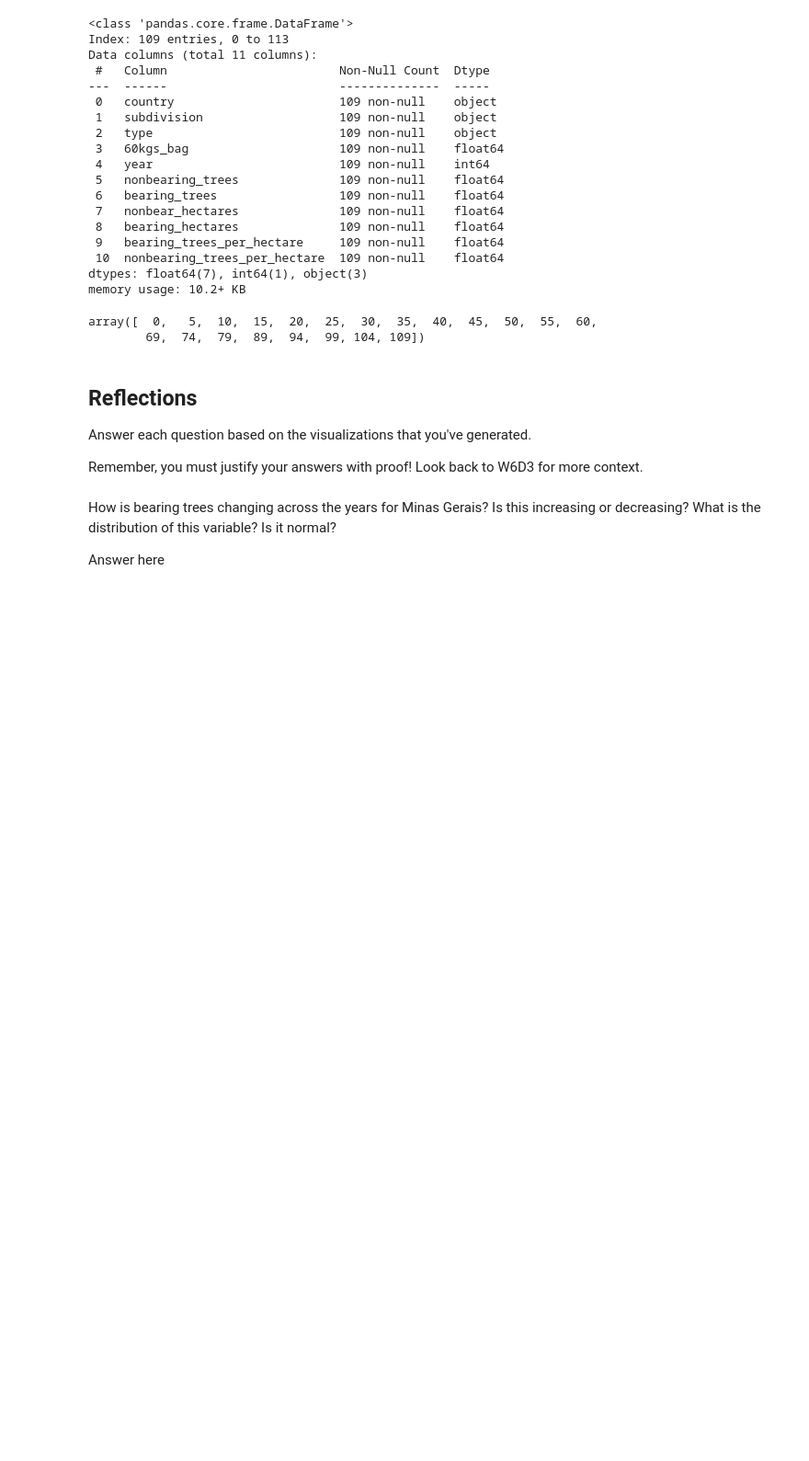
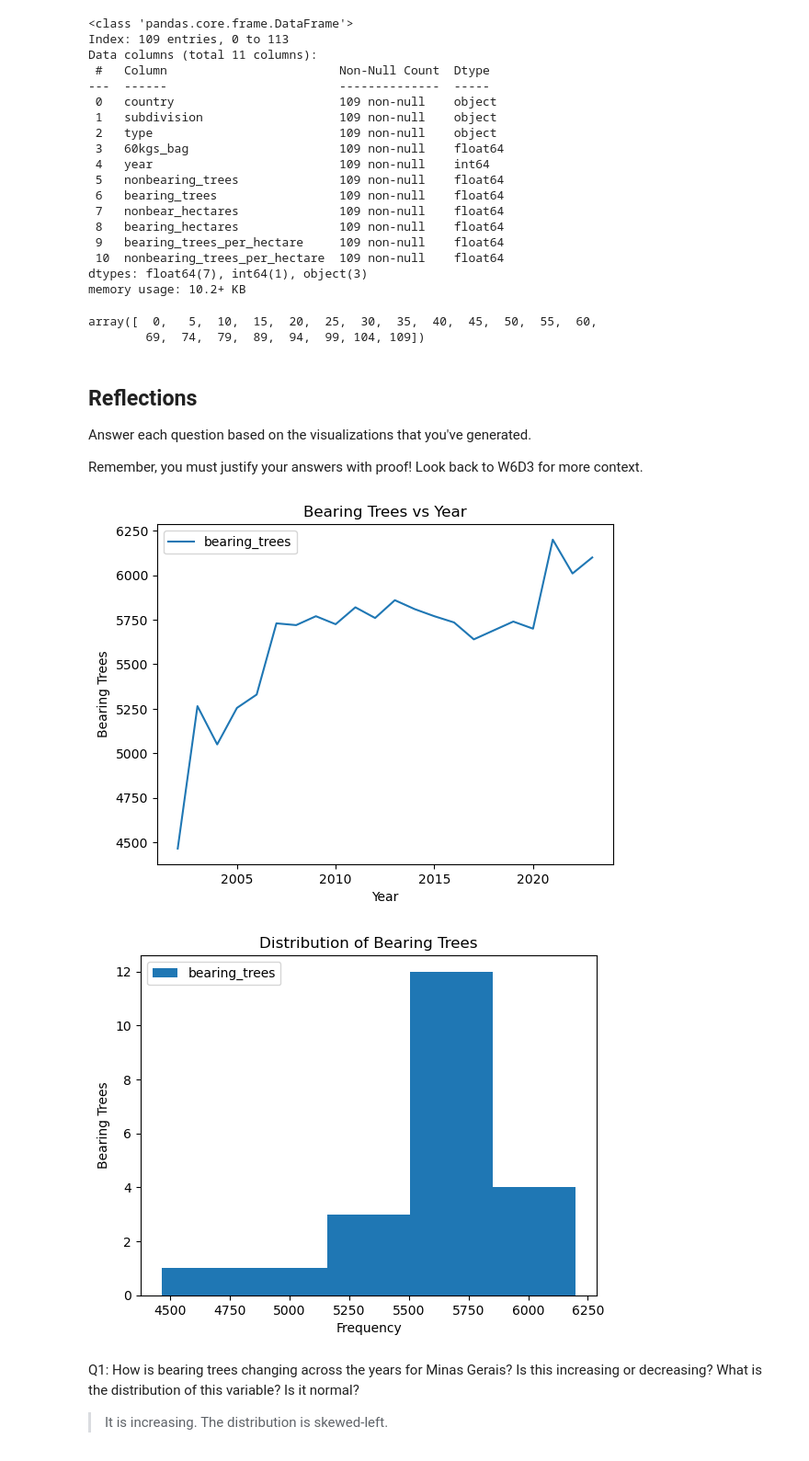
Before and after one commit to barronbytes/Learning-to-Code, a Jupyter notebook: Data-Science/EDA/Weather Analysis/notebooks/explore_coffee.ipynb, the cells around one changed output. Shown at 92% size. Drawn from its saved outputs; the diff is of its cells as text; code cells hidden in the pictures; blank space fills up the shorter version.

```diff
--- a/Data-Science/EDA/Weather Analysis/notebooks/explore_coffee.ipynb
+++ b/Data-Science/EDA/Weather Analysis/notebooks/explore_coffee.ipynb
@@ -97,8 +97,23 @@ array([  0,   5,  10,  15,  20,  25,  30,  35,  40,  45,  50,  55,  60,
 Answer each question based on the visualizations that you've generated.
 
 Remember, you must justify your answers with proof! Look back to W6D3 for more context.
+# %%
+coffee_mg.plot(kind="line", x="year", y="bearing_trees")
+plt.xlabel("Year")
+plt.ylabel("Bearing Trees")
+plt.title("Bearing Trees vs Year")
+plt.show()
+
+coffee_mg.plot(kind="hist", x="year", y="bearing_trees", bins=5)
+plt.xlabel("Frequency")
+plt.ylabel("Bearing Trees")
+plt.title("Distribution of Bearing Trees")
+plt.show()
+# %% [output]
+[figure, added]
+[figure, added]
 # %% [markdown]
-How is bearing trees changing across the years for Minas Gerais? Is this increasing or decreasing? What is the distribution of this variable? Is it normal?
+Q1: How is bearing trees changing across the years for Minas Gerais? Is this increasing or decreasing? What is the distribution of this variable? Is it normal?
 
-Answer here
+> It is increasing. The distribution is skewed-left.
 # %% [markdown]
```
Also changed, not shown: parts of 4 cells of this notebook.
